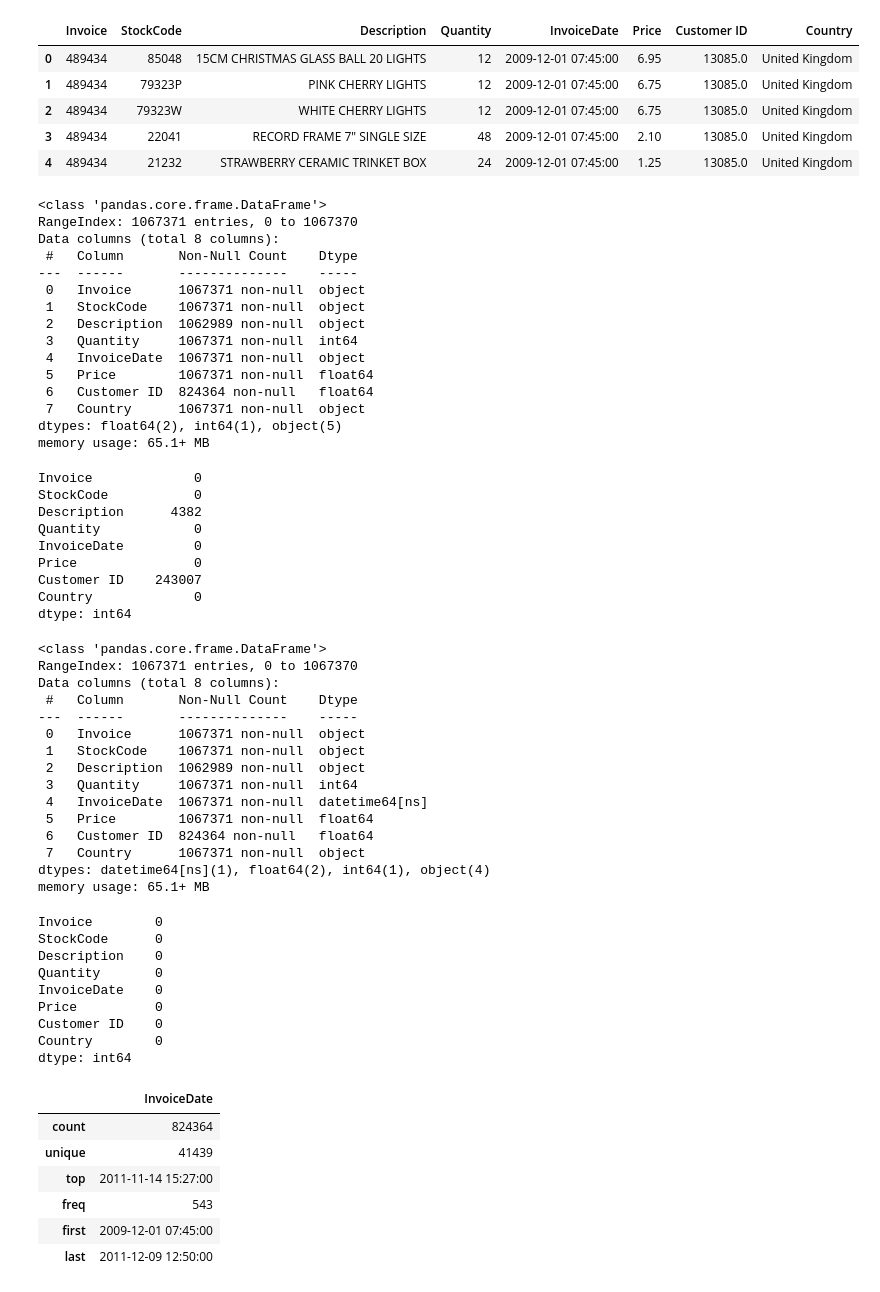
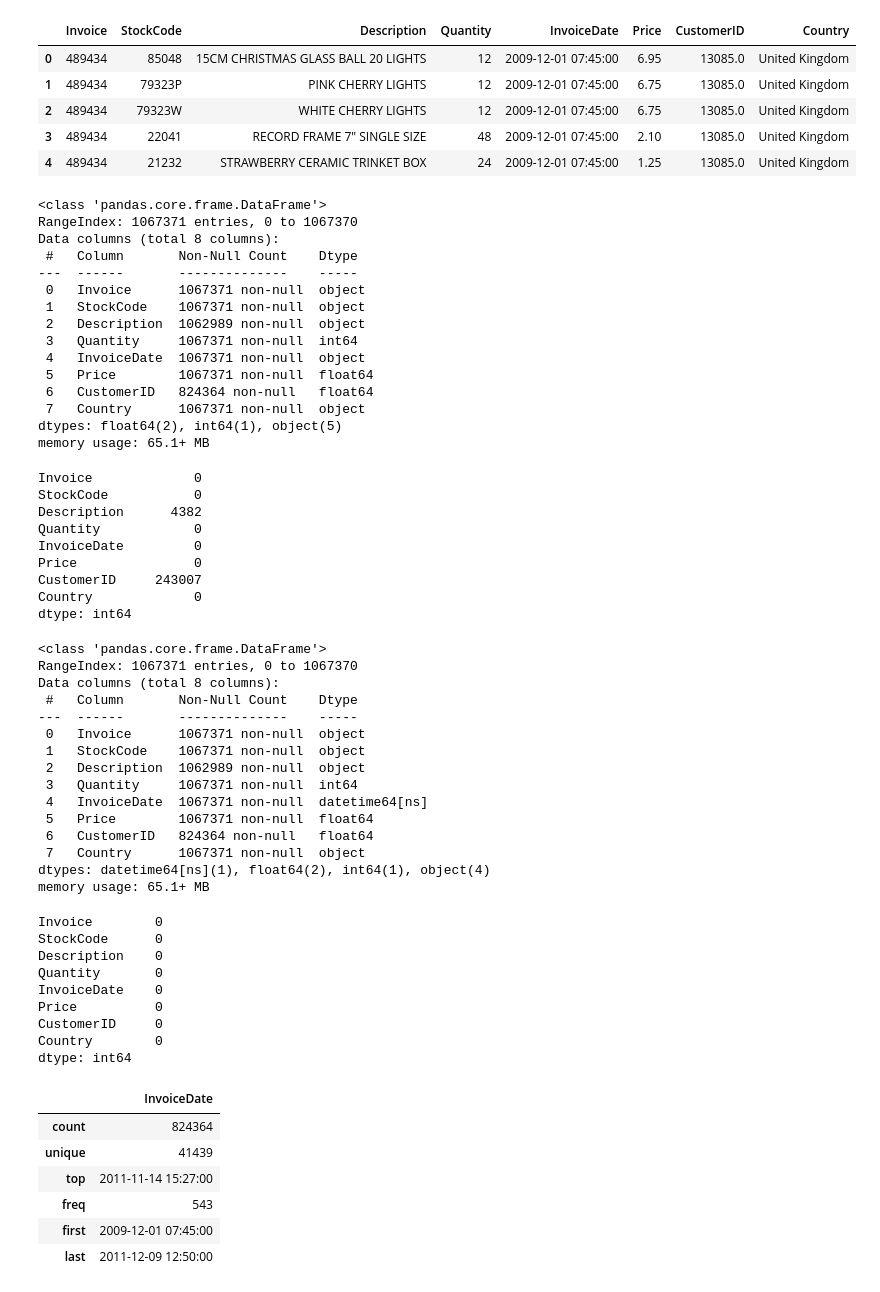
Before and after one commit to GIDDY269/CusAnalytics-data-science-app, a Jupyter notebook: NOTEBOOKS/CUSTOMER LIFETIME VALUE.ipynb, the cells around one changed output. Drawn from its saved outputs; the diff is of its cells as text; code cells hidden in the pictures.

```diff
--- a/NOTEBOOKS/CUSTOMER LIFETIME VALUE.ipynb
+++ b/NOTEBOOKS/CUSTOMER LIFETIME VALUE.ipynb
@@ -21,11 +21,12 @@ import xgboost as xgb
 # %%
 # load data
 
-cus_df = pd.read_csv('online_retail_II.csv')
+cus_df = pd.read_csv('C:/Users/user/Data_Driven/online_retail_II.csv')
+cus_df.rename(columns={'Customer ID':'CustomerID'},inplace=True)
 
 cus_df.head()
 # %% [output]
-|  | Invoice | StockCode | Description | Quantity | InvoiceDate | Price | Customer ID | Country |
+|  | Invoice | StockCode | Description | Quantity | InvoiceDate | Price | CustomerID | Country |
 | 0 | 489434 | 85048 | 15CM CHRISTMAS GLASS BALL 20 LIGHTS | 12 | 2009-12-01 07:45:00 | 6.95 | 13085.0 | United Kingdom |
 | 1 | 489434 | 79323P | PINK CHERRY LIGHTS | 12 | 2009-12-01 07:45:00 | 6.75 | 13085.0 | United Kingdom |
 | 2 | 489434 | 79323W | WHITE CHERRY LIGHTS | 12 | 2009-12-01 07:45:00 | 6.75 | 13085.0 | United Kingdom |
@@ -45,7 +46,7 @@ Data columns (total 8 columns):
  3   Quantity     1067371 non-null  int64
  4   InvoiceDate  1067371 non-null  object
  5   Price        1067371 non-null  float64
- 6   Customer ID  824364 non-null   float64
+ 6   CustomerID   824364 non-null   float64
  7   Country      1067371 non-null  object
 dtypes: float64(2), int64(1), object(5)
 memory usage: 65.1+ MB
@@ -58,7 +59,7 @@ Description      4382
 Quantity            0
 InvoiceDate         0
 Price               0
-Customer ID    243007
+CustomerID     243007
 Country             0
 dtype: int64
 # %%
@@ -79,7 +80,7 @@ Data columns (total 8 columns):
  3   Quantity     1067371 non-null  int64
  4   InvoiceDate  1067371 non-null  datetime64[ns]
  5   Price        1067371 non-null  float64
- 6   Customer ID  824364 non-null   float64
+ 6   CustomerID   824364 non-null   float64
  7   Country      1067371 non-null  object
 dtypes: datetime64[ns](1), float64(2), int64(1), object(4)
 memory usage: 65.1+ MB
@@ -96,7 +97,7 @@ Description    0
 Quantity       0
 InvoiceDate    0
 Price          0
-Customer ID    0
+CustomerID     0
 Country        0
 dtype: int64
 # %%
```
Also changed, not shown: parts of 32 cells of this notebook, 9 other files.
